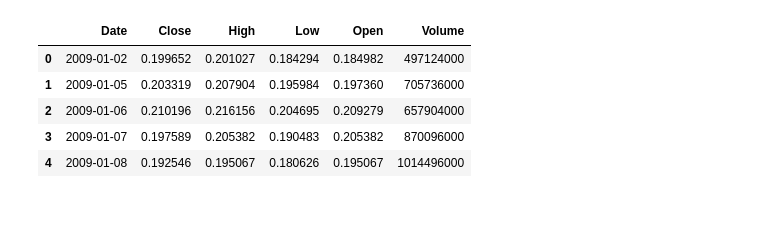
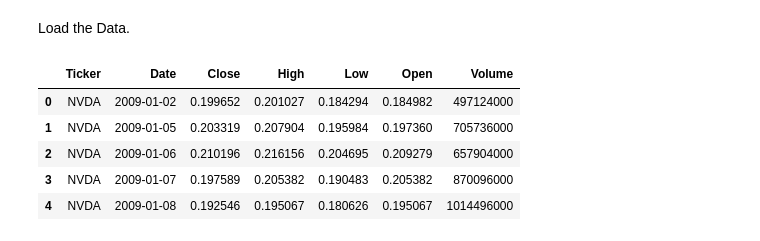
Before and after one commit to selamasnake/kaim-week-1, a Jupyter notebook: notebooks/stocks/NVDA.ipynb, the cells around one changed output. Cells and saved outputs as stored; diff of their text form; code cells hidden in the pictures; blank space fills up the shorter version.

```diff
--- a/notebooks/stocks/NVDA.ipynb
+++ b/notebooks/stocks/NVDA.ipynb
@@ -9,10 +10,12 @@ stockutils = util.StockUtils
+# %% [markdown]
+Load the Data.
 # %%
 data = stockutils.load_stock_data('../../data/Stock Data/NVDA.csv')
-data.head()
+data.head(5)
 # %% [output]
-|  | Date | Close | High | Low | Open | Volume |
-| 0 | 2009-01-02 | 0.199652 | 0.201027 | 0.184294 | 0.184982 | 497124000 |
-| 1 | 2009-01-05 | 0.203319 | 0.207904 | 0.195984 | 0.197360 | 705736000 |
-| 2 | 2009-01-06 | 0.210196 | 0.216156 | 0.204695 | 0.209279 | 657904000 |
-| 3 | 2009-01-07 | 0.197589 | 0.205382 | 0.190483 | 0.205382 | 870096000 |
-| 4 | 2009-01-08 | 0.192546 | 0.195067 | 0.180626 | 0.195067 | 1014496000 |
+|  | Ticker | Date | Close | High | Low | Open | Volume |
+| 0 | NVDA | 2009-01-02 | 0.199652 | 0.201027 | 0.184294 | 0.184982 | 497124000 |
+| 1 | NVDA | 2009-01-05 | 0.203319 | 0.207904 | 0.195984 | 0.197360 | 705736000 |
+| 2 | NVDA | 2009-01-06 | 0.210196 | 0.216156 | 0.204695 | 0.209279 | 657904000 |
+| 3 | NVDA | 2009-01-07 | 0.197589 | 0.205382 | 0.190483 | 0.205382 | 870096000 |
+| 4 | NVDA | 2009-01-08 | 0.192546 | 0.195067 | 0.180626 | 0.195067 | 1014496000 |
```
Also changed, not shown: parts of 16 cells of this notebook, 6 other files.
